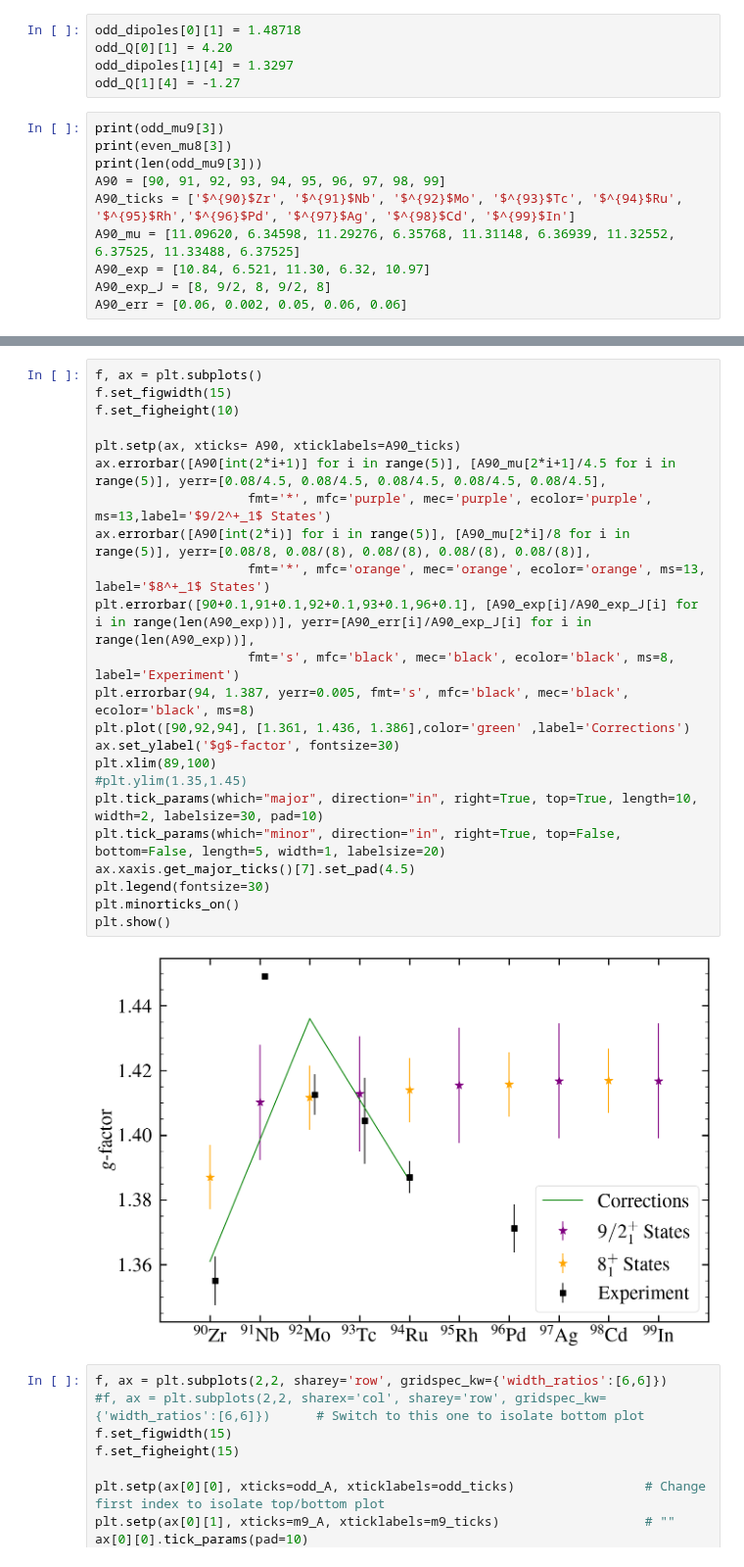
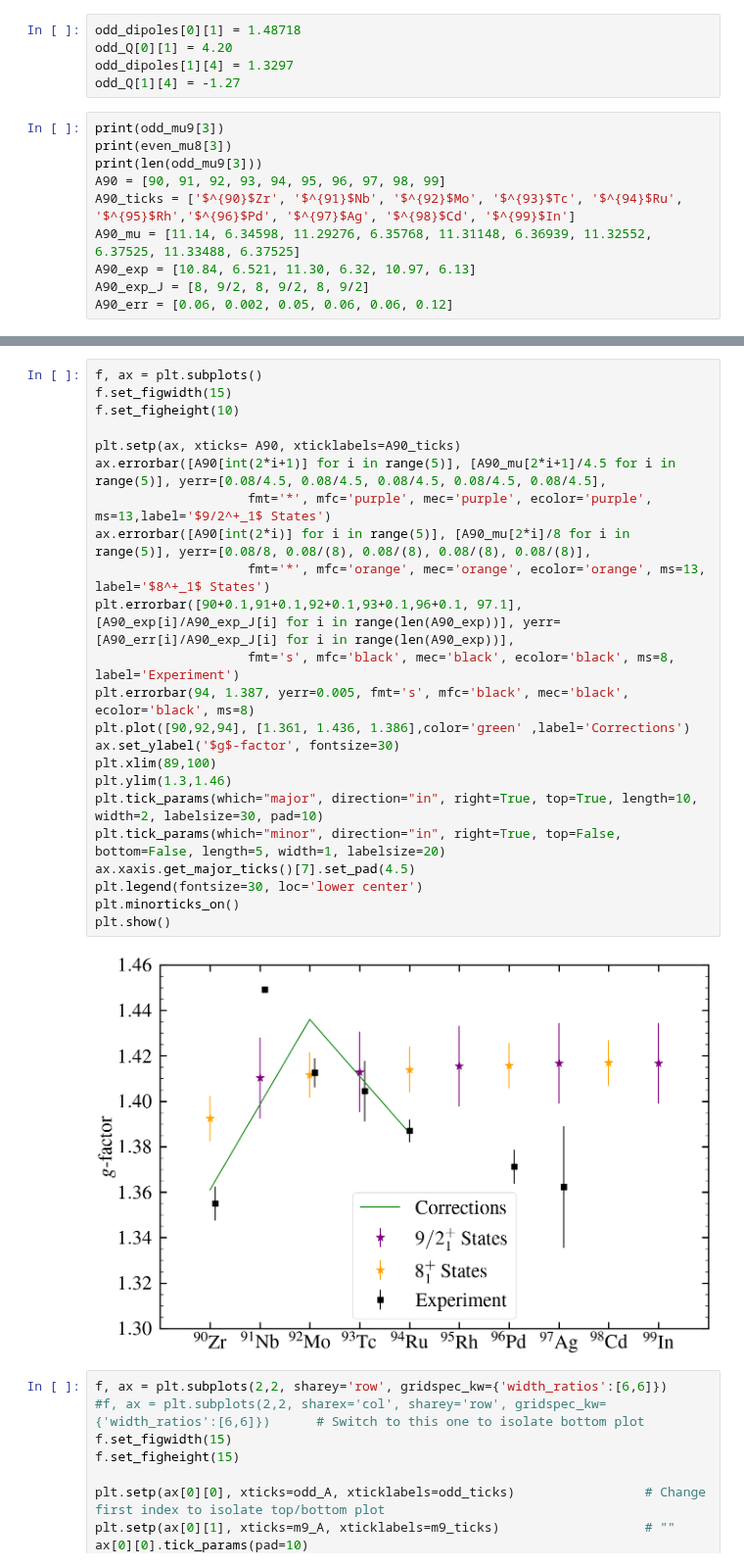
Before and after one commit to JordanPurcell/Research, a Jupyter notebook: plots/EM_properties.ipynb, the cells around one changed output, grey strips where cells are left out. Shown at 98% size. Cells and saved outputs as stored; diff of their text form.

```diff
--- a/plots/EM_properties.ipynb
+++ b/plots/EM_properties.ipynb
@@ -241,9 +241,9 @@ print(even_mu8[3])
 print(len(odd_mu9[3]))
 A90 = [90, 91, 92, 93, 94, 95, 96, 97, 98, 99]
 A90_ticks = ['$^{90}$Zr', '$^{91}$Nb', '$^{92}$Mo', '$^{93}$Tc', '$^{94}$Ru',  '$^{95}$Rh','$^{96}$Pd', '$^{97}$Ag', '$^{98}$Cd', '$^{99}$In']
-A90_mu = [11.09620, 6.34598, 11.29276, 6.35768, 11.31148, 6.36939, 11.32552, 6.37525, 11.33488, 6.37525]
-A90_exp = [10.84, 6.521, 11.30, 6.32, 10.97]
-A90_exp_J = [8, 9/2, 8, 9/2, 8]
-A90_err = [0.06, 0.002, 0.05, 0.06, 0.06]
+A90_mu = [11.14, 6.34598, 11.29276, 6.35768, 11.31148, 6.36939, 11.32552, 6.37525, 11.33488, 6.37525]
+A90_exp = [10.84, 6.521, 11.30, 6.32, 10.97, 6.13]
+A90_exp_J = [8, 9/2, 8, 9/2, 8, 9/2]
+A90_err = [0.06, 0.002, 0.05, 0.06, 0.06, 0.12]
 # %% [output]
 [6.26402 6.37525 6.37525 6.34598 6.36939 6.35768]
@@ -252,28 +252,28 @@ A90_err = [0.06, 0.002, 0.05, 0.06, 0.06]
 # %%
 f, ax = plt.subplots()
 f.set_figwidth(15)
 f.set_figheight(10)
 
 plt.setp(ax, xticks= A90, xticklabels=A90_ticks)
 ax.errorbar([A90[int(2*i+1)] for i in range(5)], [A90_mu[2*i+1]/4.5 for i in range(5)], yerr=[0.08/4.5, 0.08/4.5, 0.08/4.5, 0.08/4.5, 0.08/4.5],
                     fmt='*', mfc='purple', mec='purple', ecolor='purple', ms=13,label='$9/2^+_1$ States')
 ax.errorbar([A90[int(2*i)] for i in range(5)], [A90_mu[2*i]/8 for i in range(5)], yerr=[0.08/8, 0.08/(8), 0.08/(8), 0.08/(8), 0.08/(8)],
                     fmt='*', mfc='orange', mec='orange', ecolor='orange', ms=13, label='$8^+_1$ States')
-plt.errorbar([90+0.1,91+0.1,92+0.1,93+0.1,96+0.1], [A90_exp[i]/A90_exp_J[i] for i in range(len(A90_exp))], yerr=[A90_err[i]/A90_exp_J[i] for i in range(len(A90_exp))],
+plt.errorbar([90+0.1,91+0.1,92+0.1,93+0.1,96+0.1, 97.1], [A90_exp[i]/A90_exp_J[i] for i in range(len(A90_exp))], yerr=[A90_err[i]/A90_exp_J[i] for i in range(len(A90_exp))],
                     fmt='s', mfc='black', mec='black', ecolor='black', ms=8, label='Experiment')
 plt.errorbar(94, 1.387, yerr=0.005, fmt='s', mfc='black', mec='black', ecolor='black', ms=8)
 plt.plot([90,92,94], [1.361, 1.436, 1.386],color='green' ,label='Corrections')
 ax.set_ylabel('$g$-factor', fontsize=30)
 plt.xlim(89,100)
-#plt.ylim(1.35,1.45)
+plt.ylim(1.3,1.46)
 plt.tick_params(which="major", direction="in", right=True, top=True, length=10, width=2, labelsize=30, pad=10)
 plt.tick_params(which="minor", direction="in", right=True, top=False, bottom=False, length=5, width=1, labelsize=20)
 ax.xaxis.get_major_ticks()[7].set_pad(4.5)
-plt.legend(fontsize=30)
+plt.legend(fontsize=30, loc='lower center')
 plt.minorticks_on()
 plt.show()
 # %% [output]
-[figure, old version]
+[figure, new version]
 # %%
 f, ax = plt.subplots(2,2, sharey='row', gridspec_kw={'width_ratios':[6,6]})
 #f, ax = plt.subplots(2,2, sharex='col', sharey='row', gridspec_kw={'width_ratios':[6,6]})      # Switch to this one to isolate bottom plot
```
Also changed, not shown: parts of 1 cell of this notebook, 1 other file.
